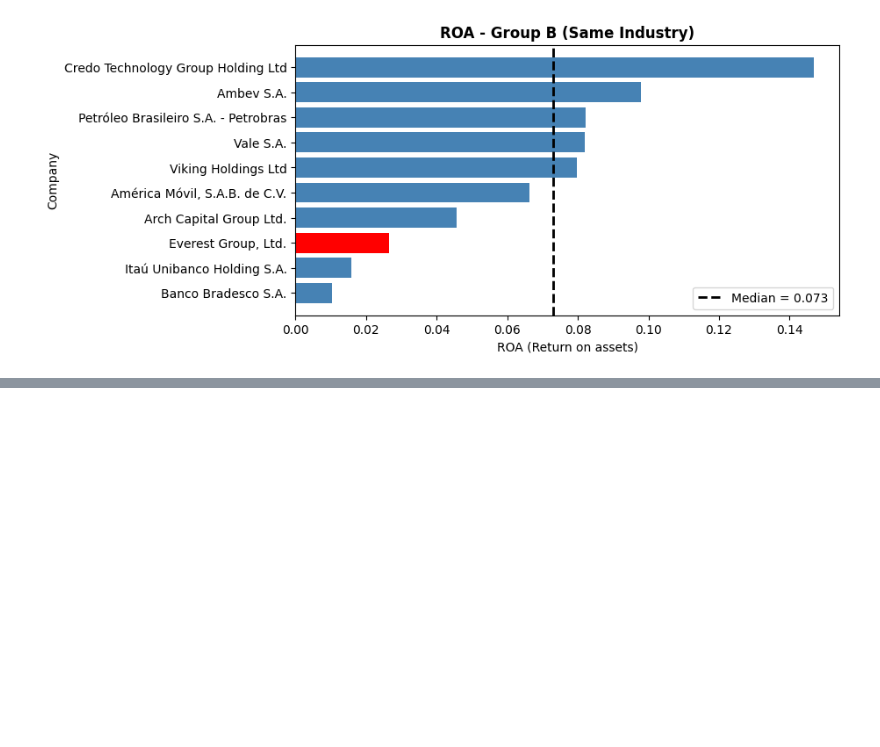
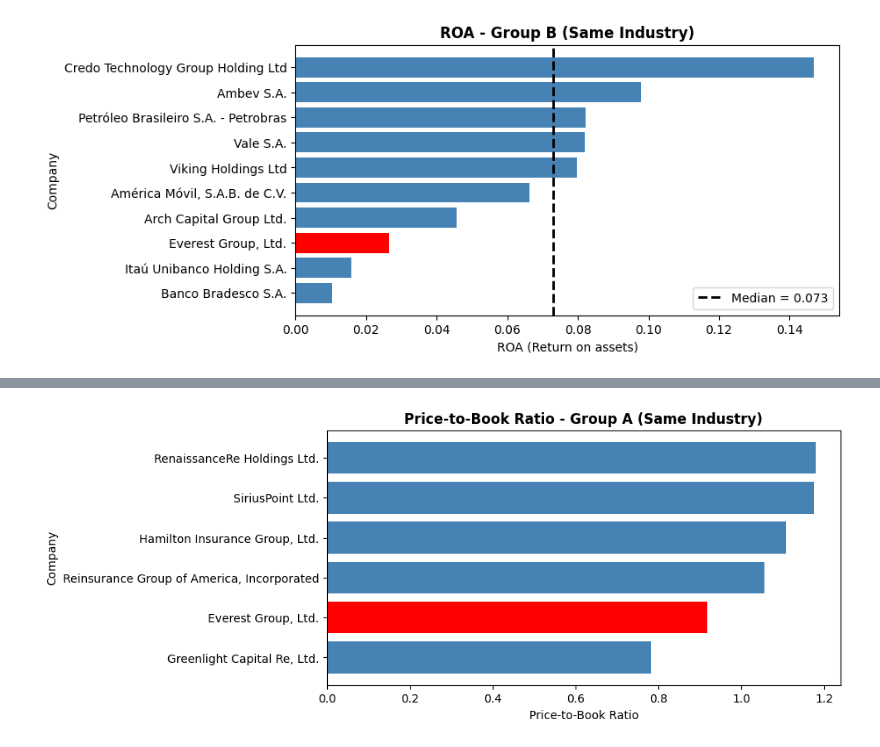
Before and after one commit to kocangregor/BigData, a Jupyter notebook: hw2_Kocan.ipynb, the cells around one changed output, grey strips where cells are left out. Cells and saved outputs as stored; diff of their text form; code cells hidden in the pictures; blank space fills up the shorter version.

```diff
--- a/hw2_Kocan.ipynb
+++ b/hw2_Kocan.ipynb
@@ -292,0 +318,23 @@ plt.show()
+# %%
+pb_A = df_A.dropna(subset=["price_to_book"]).copy()
+pb_A = pb_A.sort_values("price_to_book", ascending=True)
+
+colors = [
+    "red" if name == "Everest Group, Ltd." else "steelblue"
+    for name in pb_A["company_name"]
+]
+
+plt.figure(figsize=(8, 4))
+plt.barh(
+    pb_A["company_name"],
+    pb_A["price_to_book"],
+    color=colors
+)
+
+plt.xlabel("Price-to-Book Ratio")
+plt.ylabel("Company")
+plt.title("Price-to-Book Ratio - Group A (Same Industry)")
+
+plt.show()
+# %% [output]
+[figure, added]
```
Also changed, not shown: parts of 5 cells of this notebook.
